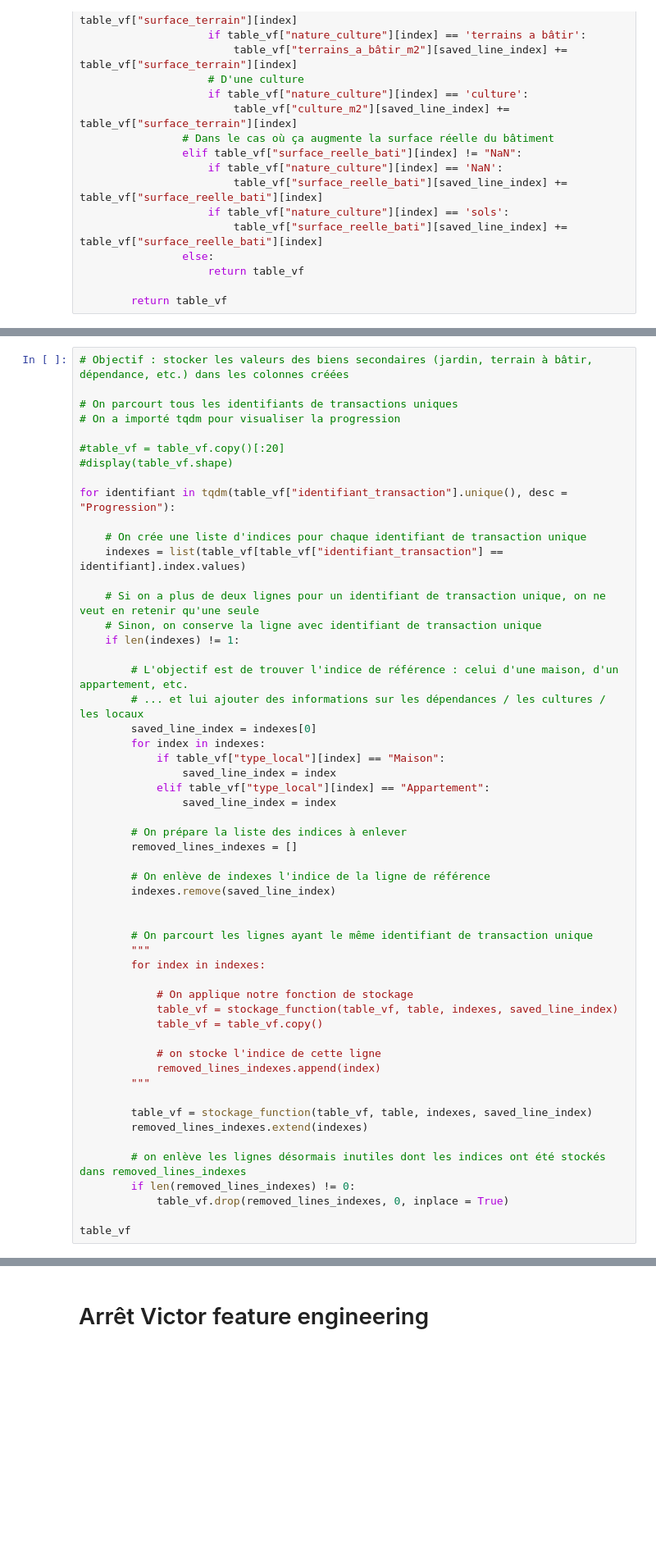
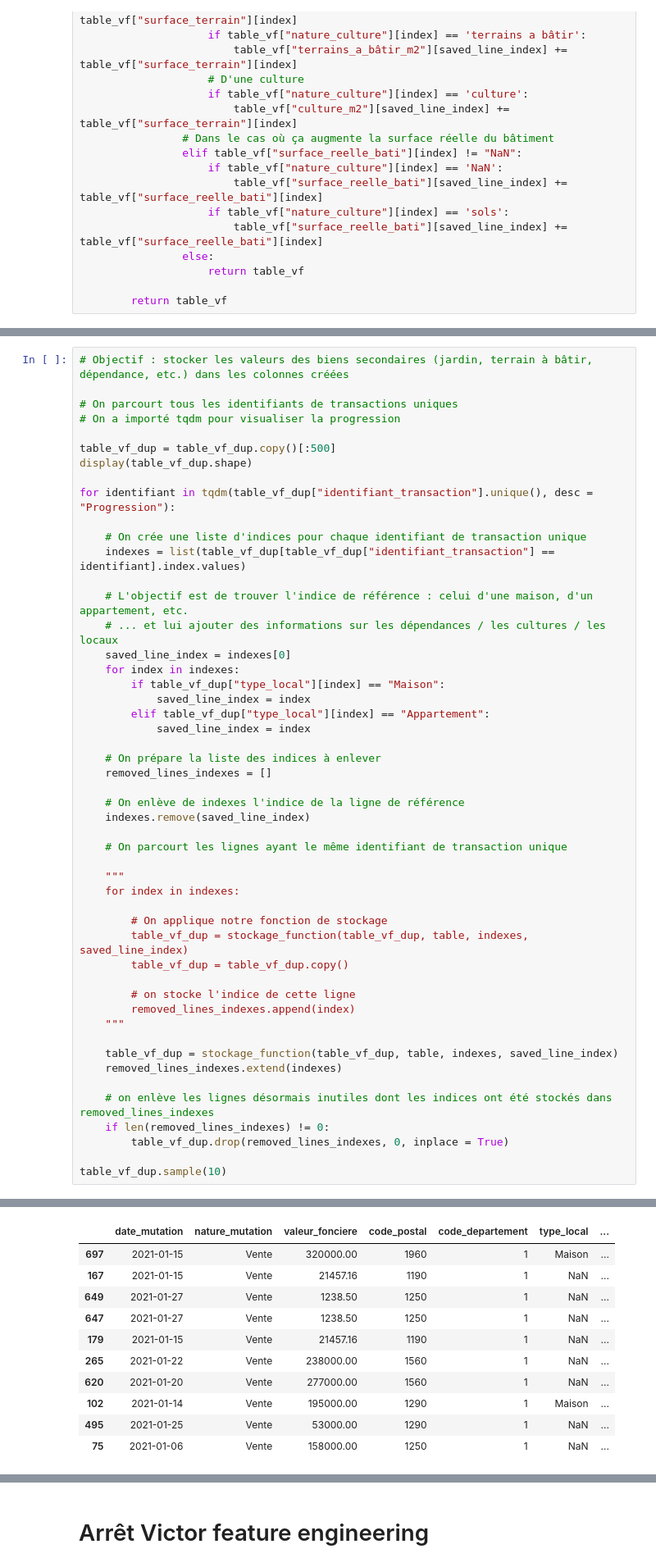
Before and after one commit to victor-kerros/tokenisation-immo, a Jupyter notebook: token-immo.ipynb, the cells around one changed output, grey strips where cells are left out. Shown at 82% size. Cells and saved outputs as stored; diff of their text form; blank space fills up the shorter version.

Commit message:
create datasets unique / dup transactions

```diff
--- a/token-immo.ipynb
+++ b/token-immo.ipynb
@@ -361,52 +419,48 @@ print(table_vf_uni.shape)
 # On parcourt tous les identifiants de transactions uniques
 # On a importé tqdm pour visualiser la progression
 
-#table_vf = table_vf.copy()[:20]
-#display(table_vf.shape)
+table_vf_dup = table_vf_dup.copy()[:500]
+display(table_vf_dup.shape)
 
-for identifiant in tqdm(table_vf["identifiant_transaction"].unique(), desc = "Progression"):
+for identifiant in tqdm(table_vf_dup["identifiant_transaction"].unique(), desc = "Progression"):
 
     # On crée une liste d'indices pour chaque identifiant de transaction unique
-    indexes = list(table_vf[table_vf["identifiant_transaction"] == identifiant].index.values)
+    indexes = list(table_vf_dup[table_vf_dup["identifiant_transaction"] == identifiant].index.values)
 
-    # Si on a plus de deux lignes pour un identifiant de transaction unique, on ne veut en retenir qu'une seule
-    # Sinon, on conserve la ligne avec identifiant de transaction unique
-    if len(indexes) != 1:
+    # L'objectif est de trouver l'indice de référence : celui d'une maison, d'un appartement, etc.
+    # ... et lui ajouter des informations sur les dépendances / les cultures / les locaux
+    saved_line_index = indexes[0]
+    for index in indexes:
+        if table_vf_dup["type_local"][index] == "Maison":
+            saved_line_index = index
+        elif table_vf_dup["type_local"][index] == "Appartement":
+            saved_line_index = index
 
-        # L'objectif est de trouver l'indice de référence : celui d'une maison, d'un appartement, etc.
-        # ... et lui ajouter des informations sur les dépendances / les cultures / les locaux
-        saved_line_index = indexes[0]
-        for index in indexes:
-            if table_vf["type_local"][index] == "Maison":
-                saved_line_index = index
-            elif table_vf["type_local"][index] == "Appartement":
-                saved_line_index = index
+    # On prépare la liste des indices à enlever
+    removed_lines_indexes = []
 
-        # On prépare la liste des indices à enlever
-        removed_lines_indexes = []
+    # On enlève de indexes l'indice de la ligne de référence
+    indexes.remove(saved_line_index)
 
-        # On enlève de indexes l'indice de la ligne de référence
-        indexes.remove(saved_line_index)
+    # On parcourt les lignes ayant le même identifiant de transaction unique
 
+    """
+    for index in indexes:
 
-        # On parcourt les lignes ayant le même identifiant de transaction unique
-        """
-        for index in indexes:
+        # On applique notre fonction de stockage
+        table_vf_dup = stockage_function(table_vf_dup, table, indexes, saved_line_index)
+        table_vf_dup = table_vf_dup.copy()
 
-            # On applique notre fonction de stockage
-            table_vf = stockage_function(table_vf, table, indexes, saved_line_index)
-            table_vf = table_vf.copy()
+        # on stocke l'indice de cette ligne
+        removed_lines_indexes.append(index)
+    """
 
-            # on stocke l'indice de cette ligne
-            removed_lines_indexes.append(index)
-        """
+    table_vf_dup = stockage_function(table_vf_dup, table, indexes, saved_line_index)
+    removed_lines_indexes.extend(indexes)
 
-        table_vf = stockage_function(table_vf, table, indexes, saved_line_index)
-        removed_lines_indexes.extend(indexes)
+    # on enlève les lignes désormais inutiles dont les indices ont été stockés dans removed_lines_indexes
+    if len(removed_lines_indexes) != 0:
+        table_vf_dup.drop(removed_lines_indexes, 0, inplace = True)
 
-        # on enlève les lignes désormais inutiles dont les indices ont été stockés dans removed_lines_indexes
-        if len(removed_lines_indexes) != 0:
-            table_vf.drop(removed_lines_indexes, 0, inplace = True)
-
-table_vf
+table_vf_dup.sample(10)
 # %% [output]
@@ -434,3 +488,14 @@ KeyboardInterrupt:
+|  | date_mutation | nature_mutation | valeur_fonciere | code_postal | code_departement | type_local | ... |
+| 697 | 2021-01-15 | Vente | 320000.00 | 1960 | 1 | Maison | ... |
+| 167 | 2021-01-15 | Vente | 21457.16 | 1190 | 1 | NaN | ... |
+| 649 | 2021-01-27 | Vente | 1238.50 | 1250 | 1 | NaN | ... |
+| 647 | 2021-01-27 | Vente | 1238.50 | 1250 | 1 | NaN | ... |
+| 179 | 2021-01-15 | Vente | 21457.16 | 1190 | 1 | NaN | ... |
+| 265 | 2021-01-22 | Vente | 238000.00 | 1560 | 1 | NaN | ... |
+| 620 | 2021-01-20 | Vente | 277000.00 | 1560 | 1 | NaN | ... |
+| 102 | 2021-01-14 | Vente | 195000.00 | 1290 | 1 | Maison | ... |
+| 495 | 2021-01-25 | Vente | 53000.00 | 1290 | 1 | NaN | ... |
+| 75 | 2021-01-06 | Vente | 158000.00 | 1250 | 1 | NaN | ... |
 # %%
 # On observe que le DataFrame est désormais exploitable :
 
```
Also changed, not shown: parts of 10 cells of this notebook.
